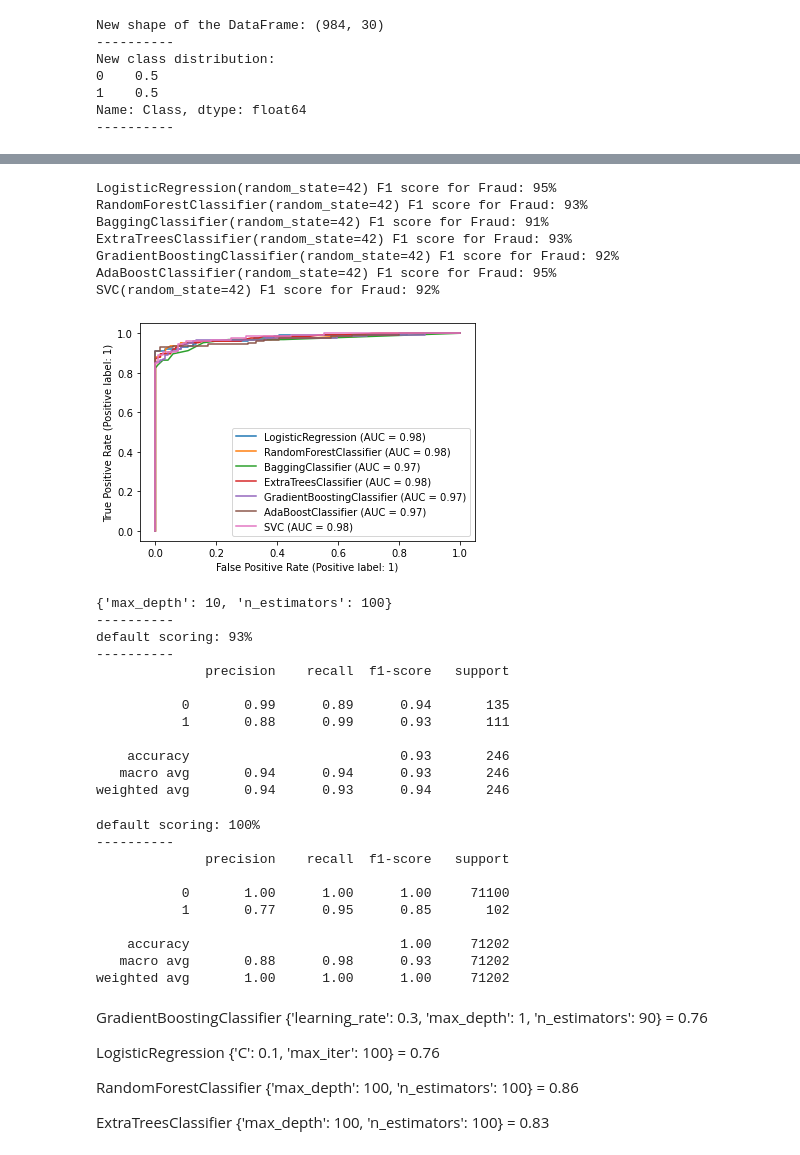
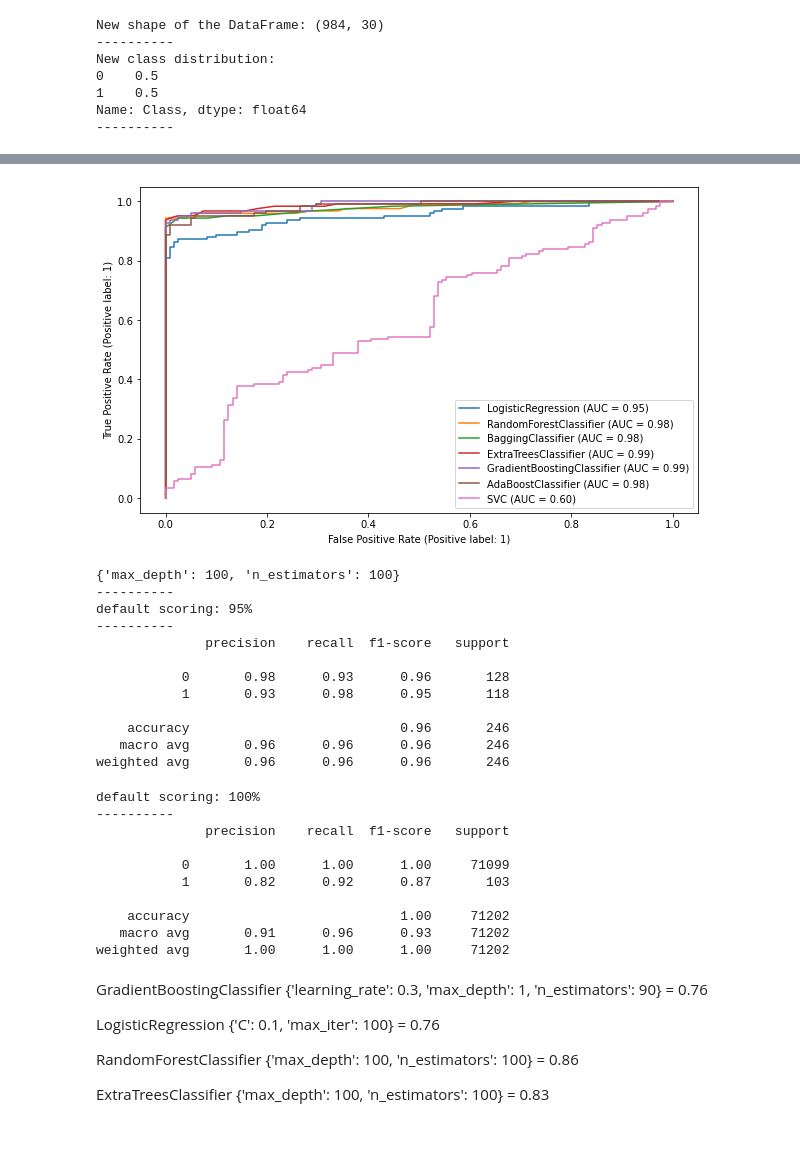
Before and after one commit to akmalsoliev/creditcardfraud, a Jupyter notebook: Credit Card Fraud Detection.ipynb, the cells around one changed output, grey strips where cells are left out. Saved outputs shown, nothing was run; the diff lists cells and outputs as text; code cells hidden in the pictures.

```diff
--- a/Credit Card Fraud Detection.ipynb
+++ b/Credit Card Fraud Detection.ipynb
@@ -188,34 +213,25 @@ Text(0, 0.5, 'Inertia')
 # %%
-kmeans = KMeans(n_clusters=3)
+kmeans = KMeans(n_clusters=2)
 X_resample = pd.concat([
     X_resample, pd.get_dummies(pd.Series(kmeans.fit_predict(X_resample)), prefix='kmeans_cluster')
 ], axis=1)
 # %%
 from sklearn.linear_model import LogisticRegression
 from sklearn.ensemble import RandomForestClassifier, BaggingClassifier, ExtraTreesClassifier, GradientBoostingClassifier, AdaBoostClassifier
 from sklearn.svm import SVC
-from sklearn.metrics import roc_auc_score, classification_report, f1_score, plot_roc_curve
+from sklearn.metrics import classification_report, plot_roc_curve, confusion_matrix
 
 X_train, X_test, y_train, y_test = train_test_split(X_resample, y_resample)
 
 models = [LogisticRegression(max_iter=100), RandomForestClassifier(), BaggingClassifier(), ExtraTreesClassifier(), GradientBoostingClassifier(), AdaBoostClassifier(), SVC()]
-fig, ax = plt.subplots(1, 1)
+fig, ax = plt.subplots(1, 1, figsize=[10, 6])
 for model in models:
     model.set_params(**{'random_state': 42})
     model.fit(X_train, y_train)
-    print('{} F1 score for Fraud: {:.0%}'.format(model, f1_score(model.predict(X_test), y_test, pos_label=1)))
     plot_roc_curve(model, X_test, y_test, ax=ax)
 # %% [output]
-LogisticRegression(random_state=42) F1 score for Fraud: 95%
-RandomForestClassifier(random_state=42) F1 score for Fraud: 93%
-BaggingClassifier(random_state=42) F1 score for Fraud: 91%
-ExtraTreesClassifier(random_state=42) F1 score for Fraud: 93%
-GradientBoostingClassifier(random_state=42) F1 score for Fraud: 92%
-AdaBoostClassifier(random_state=42) F1 score for Fraud: 95%
-SVC(random_state=42) F1 score for Fraud: 92%
-[figure, old version]
+[figure, new version]
 # %%
-from sklearn.metrics import make_scorer
 from sklearn.model_selection import GridSearchCV
 
 scaler = StandardScaler()
@@ -245,17 +261,17 @@ print('-'*10)
 y_pred = model.predict(X_test)
 print(classification_report(y_pred, y_test))
 # %% [output]
-{'max_depth': 10, 'n_estimators': 100}
+{'max_depth': 100, 'n_estimators': 100}
 ----------
-default scoring: 93%
+default scoring: 95%
 ----------
               precision    recall  f1-score   support
 
-           0       0.99      0.89      0.94       135
-           1       0.88      0.99      0.93       111
+           0       0.98      0.93      0.96       128
+           1       0.93      0.98      0.95       118
 
-    accuracy                           0.93       246
-   macro avg       0.94      0.94      0.93       246
-weighted avg       0.94      0.93      0.94       246
+    accuracy                           0.96       246
+   macro avg       0.96      0.96      0.96       246
+weighted avg       0.96      0.96      0.96       246
 # %%
 import pickle
@@ -284,11 +300,11 @@ default scoring: 100%
 ----------
               precision    recall  f1-score   support
 
-           0       1.00      1.00      1.00     71100
-           1       0.77      0.95      0.85       102
+           0       1.00      1.00      1.00     71099
+           1       0.82      0.92      0.87       103
 
     accuracy                           1.00     71202
-   macro avg       0.88      0.98      0.93     71202
+   macro avg       0.91      0.96      0.93     71202
 weighted avg       1.00      1.00      1.00     71202
 # %%
 pickle.dump(model, open('models/randomforestmodel_under_sample.pickle', 'wb'))
```
Also changed, not shown: parts of 10 cells of this notebook, 3 other files.
